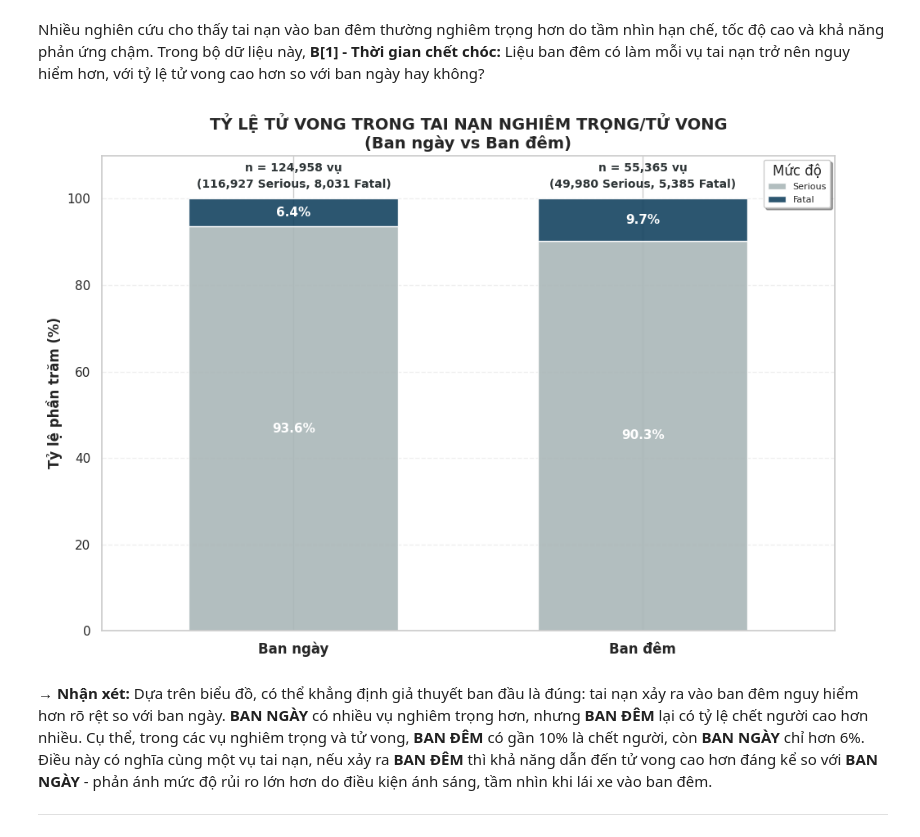
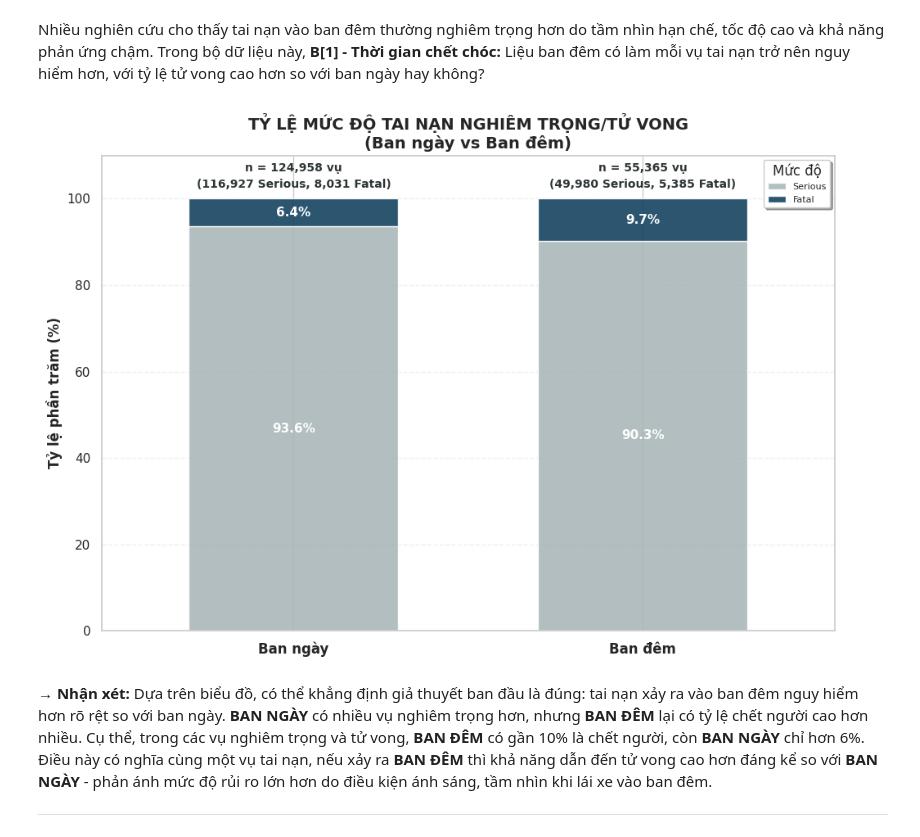
Before and after one commit to mihhwiNick/DA_project, a Jupyter notebook: UK_Road_Traffic_Accident_DA.ipynb, the cells around one changed output. Drawn from its saved outputs; the diff is of its cells as text; code cells hidden in the pictures.

```diff
--- a/UK_Road_Traffic_Accident_DA.ipynb
+++ b/UK_Road_Traffic_Accident_DA.ipynb
@@ -1703,35 +1696,35 @@ for i in range(len(cross_tab)):
                      ha='center', va='center', color='white',
                      fontweight='bold', fontsize=11)
             cumulative_height += value
 
     n_serious = count_tab.iloc[i]['Serious']
     n_fatal = count_tab.iloc[i]['Fatal']
     total_n = n_serious + n_fatal
     header_text = f'n = {int(total_n):,} vụ\n({int(n_serious):,} Serious, {int(n_fatal):,} Fatal)'
     plt.text(i, 102, header_text,
              ha='center',
              va='bottom',
              fontweight='bold',
              color='#2d3436',
              fontsize=10,
              linespacing=1.5)
 
 # Tinh chỉnh lại các thông số còn lại
-plt.title('TỶ LỆ TỬ VONG TRONG TAI NẠN NGHIÊM TRỌNG/TỬ VONG\n(Ban ngày vs Ban đêm)',
+plt.title('TỶ LỆ MỨC ĐỘ TAI NẠN NGHIÊM TRỌNG/TỬ VONG\n(Ban ngày vs Ban đêm)',
           fontsize=14, fontweight='bold')
 plt.ylabel('Tỷ lệ phần trăm (%)', fontsize=12, fontweight='bold')
 plt.xlabel('', fontsize=12)
 plt.xticks(rotation=0, fontsize=12, fontweight='bold')
 plt.grid(axis='y', alpha=0.3, linestyle='--')
 plt.ylim(0, 110)
 
 # Chú thích
 plt.legend(title='Mức độ', loc='upper right', fontsize=8, frameon=True, shadow=True)
 
 plt.tight_layout()
 plt.show()
 # %% [output]
-[figure, old version]
+[figure, new version]
 # %% [markdown]
 **→ Nhận xét:** Dựa trên biểu đồ, có thể khẳng định giả thuyết ban đầu là đúng: tai nạn xảy ra vào ban đêm nguy hiểm hơn rõ rệt so với ban ngày. **BAN NGÀY** có nhiều vụ nghiêm trọng hơn, nhưng **BAN ĐÊM** lại có tỷ lệ chết người cao hơn nhiều. Cụ thể, trong các vụ nghiêm trọng và tử vong, **BAN ĐÊM** có gần 10% là chết người, còn **BAN NGÀY** chỉ hơn 6%. Điều này có nghĩa cùng một vụ tai nạn, nếu xảy ra **BAN ĐÊM** thì khả năng dẫn đến tử vong cao hơn đáng kể so với **BAN NGÀY** - phản ánh mức độ rủi ro lớn hơn do điều kiện ánh sáng, tầm nhìn khi lái xe vào ban đêm.
 
```
Also changed, not shown: parts of 13 cells of this notebook.
